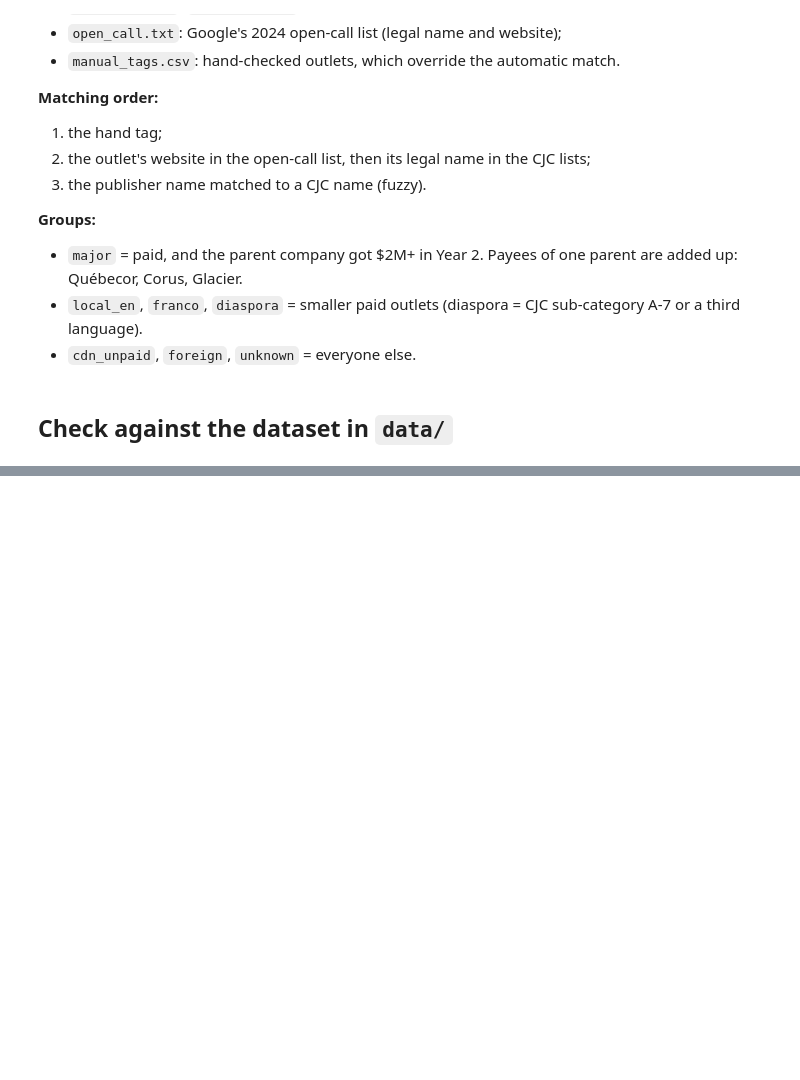
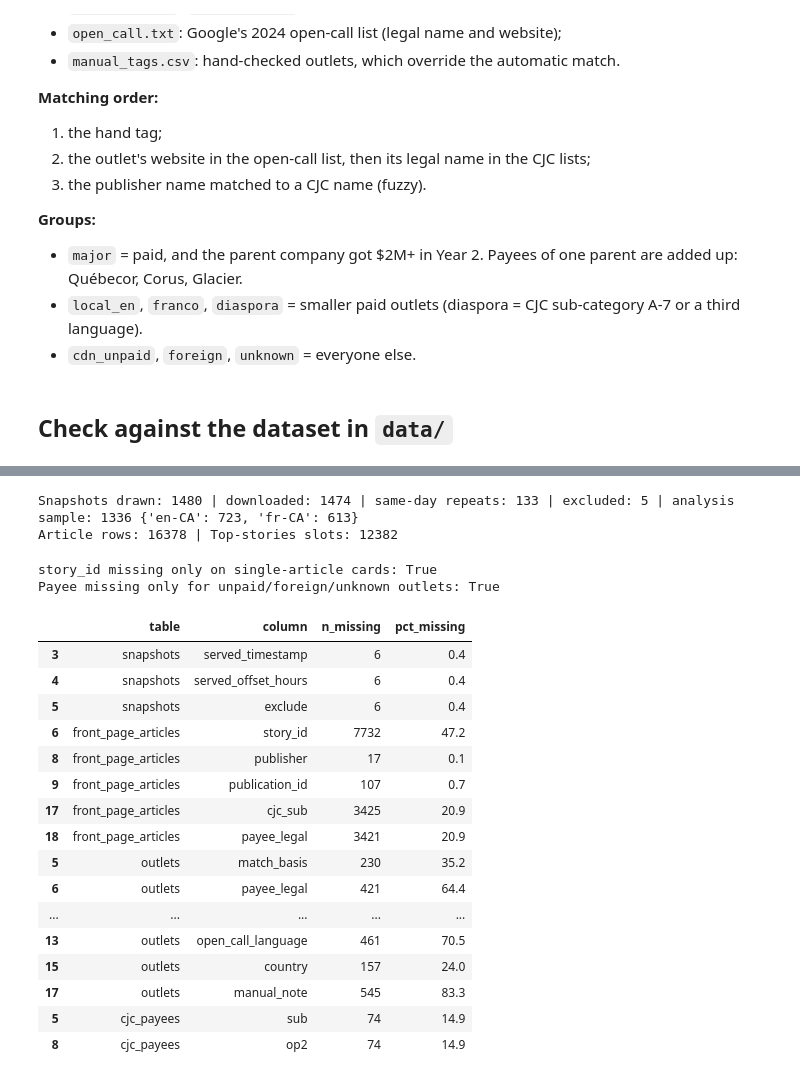
Before and after one commit to GitExcited/Behind-the-Feed-Data-Challenge, a Jupyter notebook: collection/01_front_page.ipynb, the cells around one changed output, grey strips where cells are left out. Cells and saved outputs as stored; diff of their text form; code cells hidden in the pictures; blank space fills up the shorter version.

```diff
--- a/collection/01_front_page.ipynb
+++ b/collection/01_front_page.ipynb
@@ -335,0 +341,61 @@ print(f"{len(both)} of {len(articles)} rebuilt slots found in data/; same headli
+# %%
+from pathlib import Path
+import pandas as pd
+import matplotlib.pyplot as plt
+
+# Setting root
+ROOT = next(p for p in [Path.cwd(), *Path.cwd().parents] if (p / 'data' / 'google_news_front_page').is_dir())
+FP = ROOT / 'data' / 'google_news_front_page'
+OUT = ROOT / 'outputs'
+OUT.mkdir(exist_ok=True)
+
+tables = {'snapshots': pd.read_csv(FP / 'snapshots.csv'),
+          'front_page_articles': pd.read_csv(FP / 'front_page_articles.csv'),
+          'outlets': pd.read_csv(FP / 'outlets.csv'),
+          'cjc_payees': pd.read_csv(FP / 'cjc_payees.csv')}
+snaps, arts_all = tables['snapshots'], tables['front_page_articles']
+
+# analysis sample: one snapshot per edition per 2-day period, minus the 5 the Archive served from another date
+keep = snaps[(snaps.purpose == 'main') & (snaps.exclude == False)]
+arts = arts_all[arts_all.timestamp.isin(keep.timestamp)]
+top = arts[arts.section.isin(['Top stories', 'À la une'])]   # the module we analyse
+print('Snapshots drawn:', len(snaps), '| downloaded:', int(snaps.downloaded.sum()),
+      '| same-day repeats:', int((snaps.purpose == 'repeat').sum()), '| excluded:', int((snaps.exclude == True).sum()),
+      '| analysis sample:', len(keep), keep.edition.value_counts().to_dict())
+print('Article rows:', len(arts), '| Top-stories slots:', len(top))
+# %% [output]
+Snapshots drawn: 1480 | downloaded: 1474 | same-day repeats: 133 | excluded: 5 | analysis sample: 1336 {'en-CA': 723, 'fr-CA': 613}
+Article rows: 16378 | Top-stories slots: 12382
+# %%
+# missing values (section 2.3): every column with any, saved for the report
+tables['front_page_articles'] = arts
+miss = pd.concat([pd.DataFrame({'table': n, 'column': d.columns, 'n_missing': d.isna().sum().values,
+                                'pct_missing': (d.isna().mean() * 100).round(1).values}) for n, d in tables.items()])
+miss = miss[miss.n_missing > 0]
+miss.to_csv(OUT / 'front_page_missingness.csv', index=False)
+
+# most gaps are structural, not lost data
+print('story_id missing only on single-article cards:', set(arts[arts.story_id.isna()].cluster_size) == {1})
+print('Payee missing only for unpaid/foreign/unknown outlets:',
+      set(arts[arts.payee_legal.isna()].group) <= {'foreign', 'cdn_unpaid', 'unknown'})
+miss
+# %% [output]
+story_id missing only on single-article cards: True
+Payee missing only for unpaid/foreign/unknown outlets: True
+|  | table | column | n_missing | pct_missing |
+| 3 | snapshots | served_timestamp | 6 | 0.4 |
+| 4 | snapshots | served_offset_hours | 6 | 0.4 |
+| 5 | snapshots | exclude | 6 | 0.4 |
+| 6 | front_page_articles | story_id | 7732 | 47.2 |
+| 8 | front_page_articles | publisher | 17 | 0.1 |
+| 9 | front_page_articles | publication_id | 107 | 0.7 |
+| 17 | front_page_articles | cjc_sub | 3425 | 20.9 |
+| 18 | front_page_articles | payee_legal | 3421 | 20.9 |
+| 5 | outlets | match_basis | 230 | 35.2 |
+| 6 | outlets | payee_legal | 421 | 64.4 |
+| ... | ... | ... | ... | ... |
+| 13 | outlets | open_call_language | 461 | 70.5 |
+| 15 | outlets | country | 157 | 24.0 |
+| 17 | outlets | manual_note | 545 | 83.3 |
+| 5 | cjc_payees | sub | 74 | 14.9 |
+| 8 | cjc_payees | op2 | 74 | 14.9 |
```
Also changed, not shown: parts of 4 cells of this notebook, 7 other files.
